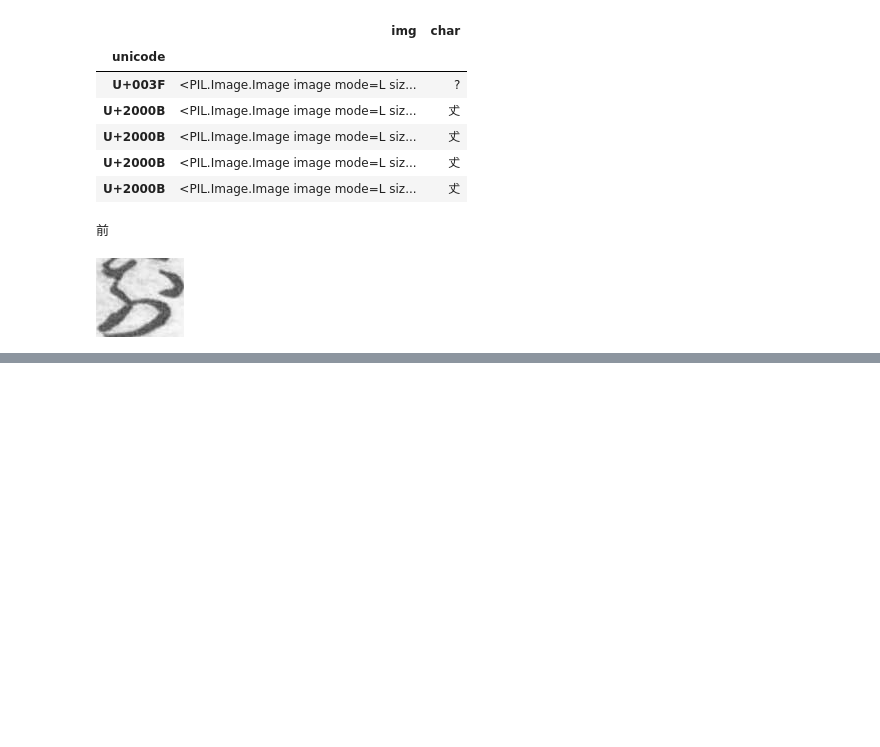
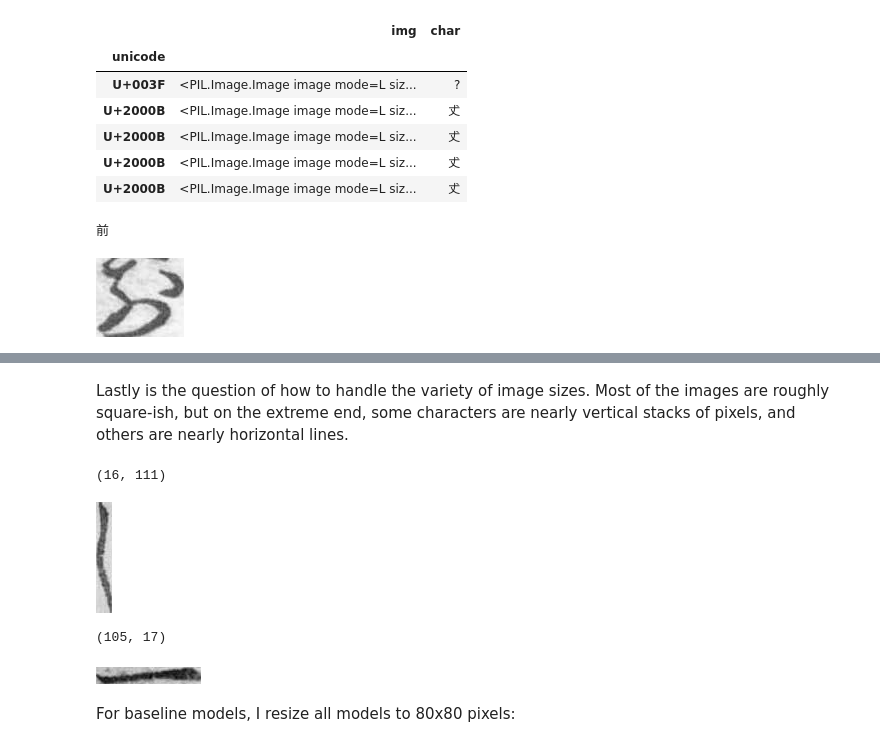
Before and after one commit to stlanier/Flatiron-School-Capstone-Project, a Jupyter notebook: notebooks/preprocessing.ipynb, the cells around one changed output, grey strips where cells are left out. Saved outputs shown, nothing was run; the diff lists cells and outputs as text; code cells hidden in the pictures; blank space fills up the shorter version.

```diff
--- a/notebooks/preprocessing.ipynb
+++ b/notebooks/preprocessing.ipynb
@@ -144,0 +175,2 @@ train_df.reset_index()['img'][ind]
+# %%
+top_513 = list(counts[counts.cumsum()['rel_freq'] <= 0.9].reset_index()['index'])
@@ -144,0 +197,4 @@ train_df.reset_index()['img'][ind]
+# %%
+train_df.reset_index(inplace=True)
+# %%
+final_cat = [x if x in top_513 else 'rare' for x in train_df['unicode']]
@@ -144,0 +216,2 @@ train_df.reset_index()['img'][ind]
+# %%
+train_df['final_cat'] = final_cat
@@ -144,0 +227,16 @@ train_df.reset_index()['img'][ind]
+# %% [markdown]
+Lastly is the question of how to handle the variety of image sizes. Most of the images are roughly square-ish, but on the extreme end, some characters are nearly vertical stacks of pixels, and others are nearly horizontal lines.
+# %%
+print(train_df['img'][100000].size)
+train_df['img'][100000]
+# %% [output]
+(16, 111)
+[figure, added]
+# %%
+print(train_df[train_df['char']=='一'].reset_index()['img'][0].size)
+train_df[train_df['char']=='一'].reset_index()['img'][0]
+# %% [output]
+(105, 17)
+[figure, added]
+# %% [markdown]
+For baseline models, I resize all models to 80x80 pixels:
```
Also changed, not shown: parts of 19 cells of this notebook.
